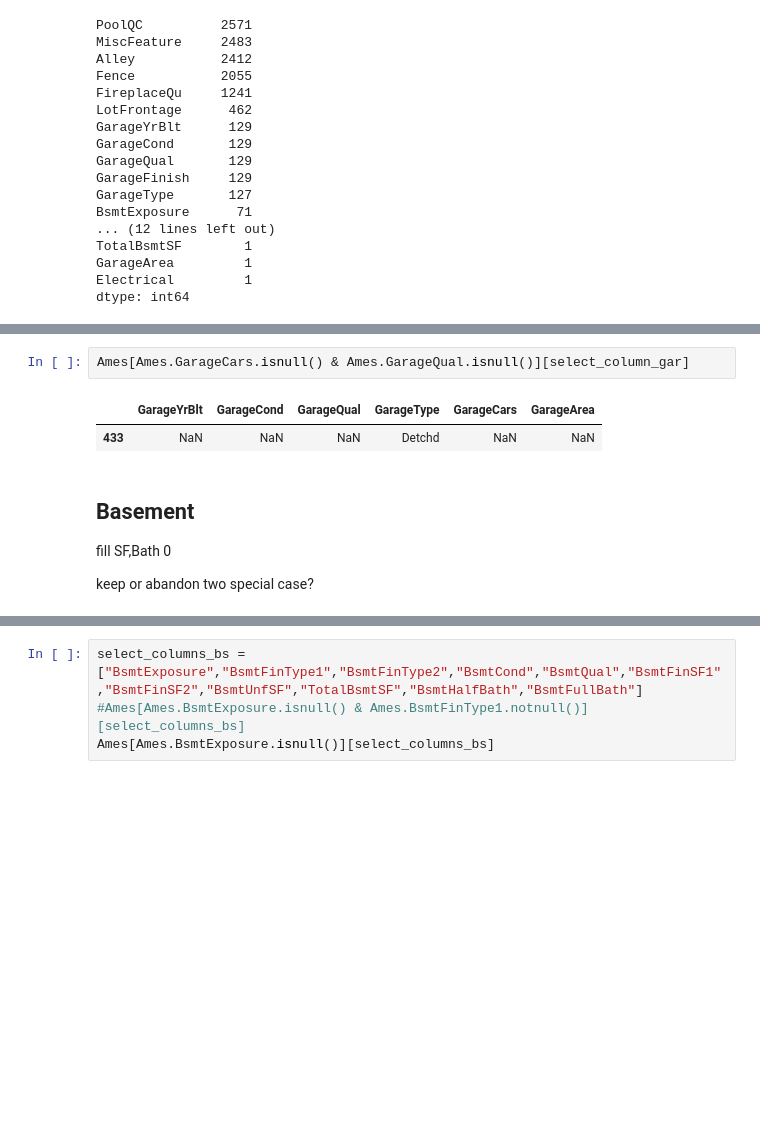
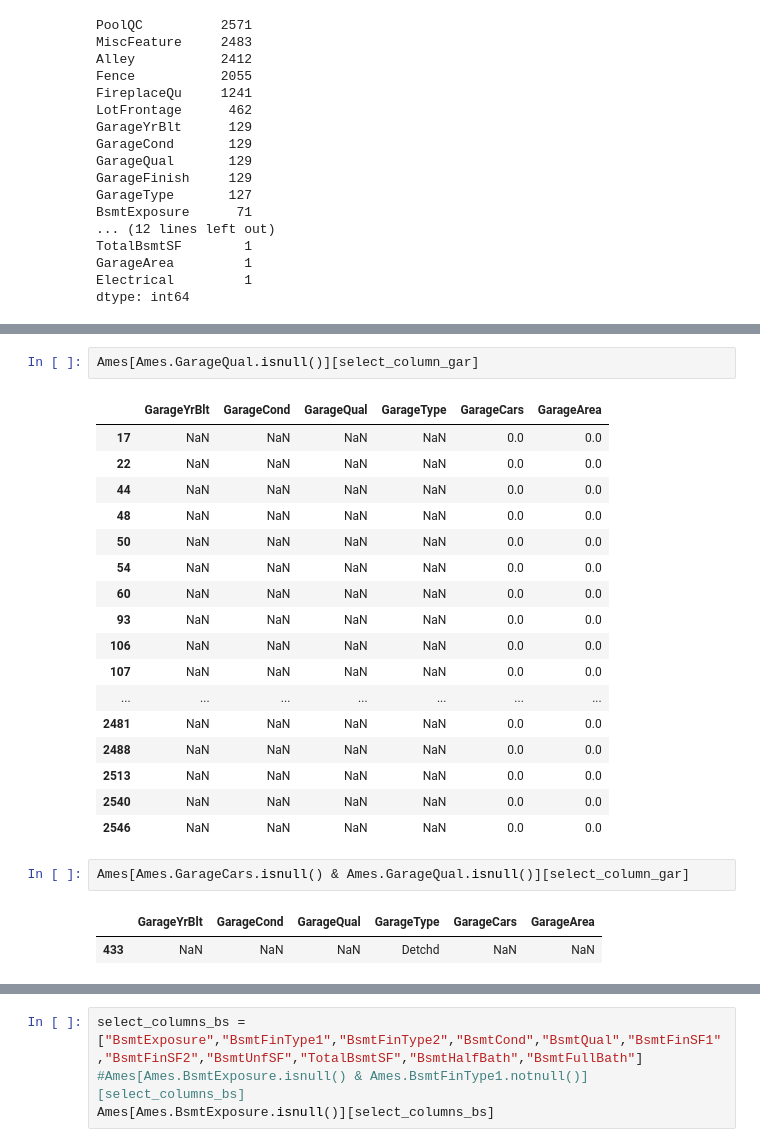
Before and after one commit to xiaogangzhu/MLHousing, a Jupyter notebook: Xiaogang Zhu/House_prepocessing.ipynb, the cells around one changed output, grey strips where cells are left out. Cells and saved outputs as stored; diff of their text form; blank space fills up the shorter version.

```diff
--- a/Xiaogang Zhu/House_prepocessing.ipynb
+++ b/Xiaogang Zhu/House_prepocessing.ipynb
@@ -147,10 +138,25 @@ Ames[Ames.GarageType.notnull() & Ames.GarageQual.isnull()][select_column_gar]
+# %%
+Ames[Ames.GarageQual.isnull()][select_column_gar]
+# %% [output]
+|  | GarageYrBlt | GarageCond | GarageQual | GarageType | GarageCars | GarageArea |
+| 17 | NaN | NaN | NaN | NaN | 0.0 | 0.0 |
+| 22 | NaN | NaN | NaN | NaN | 0.0 | 0.0 |
+| 44 | NaN | NaN | NaN | NaN | 0.0 | 0.0 |
+| 48 | NaN | NaN | NaN | NaN | 0.0 | 0.0 |
+| 50 | NaN | NaN | NaN | NaN | 0.0 | 0.0 |
+| 54 | NaN | NaN | NaN | NaN | 0.0 | 0.0 |
+| 60 | NaN | NaN | NaN | NaN | 0.0 | 0.0 |
+| 93 | NaN | NaN | NaN | NaN | 0.0 | 0.0 |
+| 106 | NaN | NaN | NaN | NaN | 0.0 | 0.0 |
+| 107 | NaN | NaN | NaN | NaN | 0.0 | 0.0 |
+| ... | ... | ... | ... | ... | ... | ... |
+| 2481 | NaN | NaN | NaN | NaN | 0.0 | 0.0 |
+| 2488 | NaN | NaN | NaN | NaN | 0.0 | 0.0 |
+| 2513 | NaN | NaN | NaN | NaN | 0.0 | 0.0 |
+| 2540 | NaN | NaN | NaN | NaN | 0.0 | 0.0 |
+| 2546 | NaN | NaN | NaN | NaN | 0.0 | 0.0 |
 # %%
 Ames[Ames.GarageCars.isnull() & Ames.GarageQual.isnull()][select_column_gar]
 # %% [output]
 |  | GarageYrBlt | GarageCond | GarageQual | GarageType | GarageCars | GarageArea |
 | 433 | NaN | NaN | NaN | Detchd | NaN | NaN |
-# %% [markdown]
-## Basement
-fill SF,Bath 0
-
-keep or abandon two special case?
```
Also changed, not shown: parts of 41 cells of this notebook, 1 other file.
